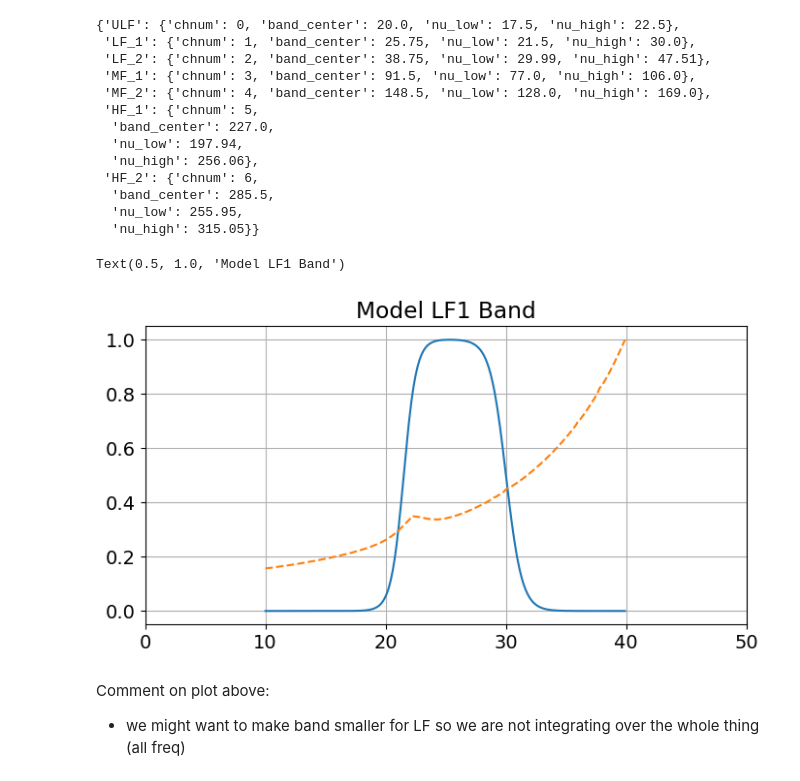
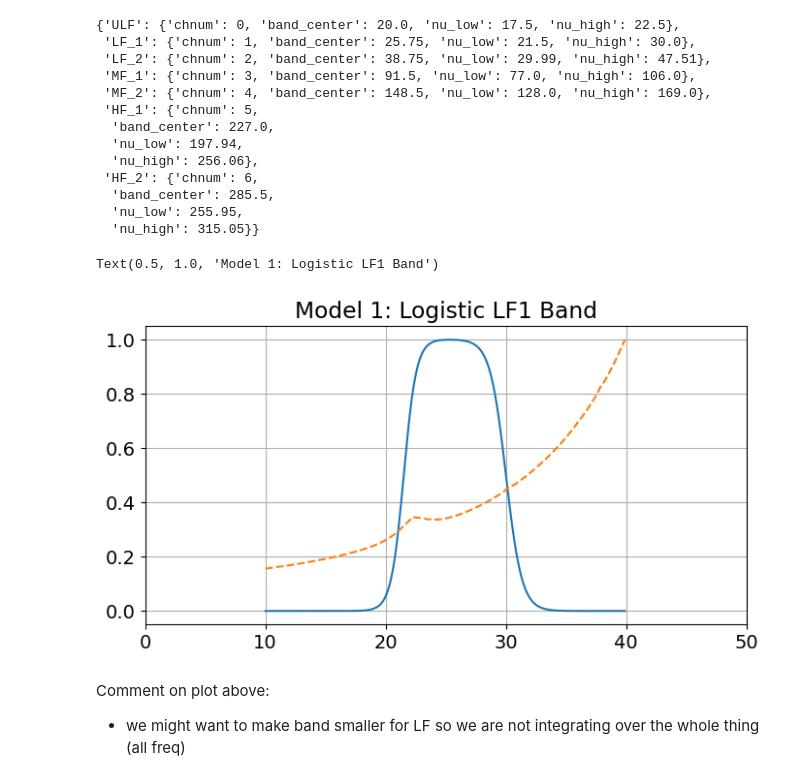
Before and after one commit to JohnRuhl/Atmos_pwv_flucts, a Jupyter notebook: Atmos_pwv_flucts.ipynb, the cells around one changed output. Cells and saved outputs as stored; diff of their text form; code cells hidden in the pictures.

```diff
--- a/Atmos_pwv_flucts.ipynb
+++ b/Atmos_pwv_flucts.ipynb
@@ -113,0 +125,23 @@ plt.grid()
+# %%
+''' this will be necessary when the Jacobian is incorporated
+plt.rcParams.update({'font.size': 14})
+plt.rcParams['figure.figsize'] = [12, 6]
+
+figure.set_constrained_layout_pads(w_pad=5 / 72, h_pad=2 / 72, hspace=0.5,
+                                wspace=1.0)
+
+plt.subplot(2,3,1)
+plt.plot(Atacama[0], Atacama[1]) #tau neper
+
+plt.subplot(2,3,2)
+plt.plot(Atacama[0], Atacama[2]) #transmittance
+
+plt.subplot(2,3,3)
+plt.plot(Atacama[0], Atacama[3]) #trj K
+
+plt.subplot(2,3,4)
+plt.plot(Atacama[0], Atacama[4]) #tb K
+
+plt.subplot(2,3,5)
+plt.plot(Atacama[0], Atacama[5]) #? Jacobian of Tb
+'''
@@ -160,25 +196,25 @@ sim['channels']
 # %%
 #test run to see band shape with logistic model
 # Create our own frequency vector, over which we'll integrate.
 # Make the logistic band model directly on that vector.
 # Interpolate the atmospheric Tb's to that vector.
 
 nuvec = np.arange(10,40,0.1) # frequency vector, interpolate atmos to this.
 dnu= sim['channels']['LF_1']['nu_high']-sim['channels']['LF_1']['nu_low']
 bandcenter = sim['channels']['LF_1']['band_center']
 bandmodel = logistic_bandmodel(nuvec, bandcenter, dnu, 2.0, 0.7)
 nu_atmos = atmos['Pole'][300][0]
-Tb_atmos = atmos['Pole'][300][1]
+Tb_atmos = atmos['Pole'][300][4]
 Tb_interp = np.interp(nuvec,nu_atmos,Tb_atmos)
 
 plt.plot(nuvec,bandmodel)
 plt.plot(nuvec,Tb_interp/np.max(Tb_interp),'--')
 plt.xlim(0,50)
 plt.grid()
-plt.title('Model LF1 Band')
+plt.title('Model 1: Logistic LF1 Band')
 # %% [output]
-Text(0.5, 1.0, 'Model LF1 Band')
+Text(0.5, 1.0, 'Model 1: Logistic LF1 Band')
-[figure, old version]
+[figure, new version]
 # %% [markdown]
 Comment on plot above:
 
```
Also changed, not shown: parts of 28 cells of this notebook, 5 other files.
